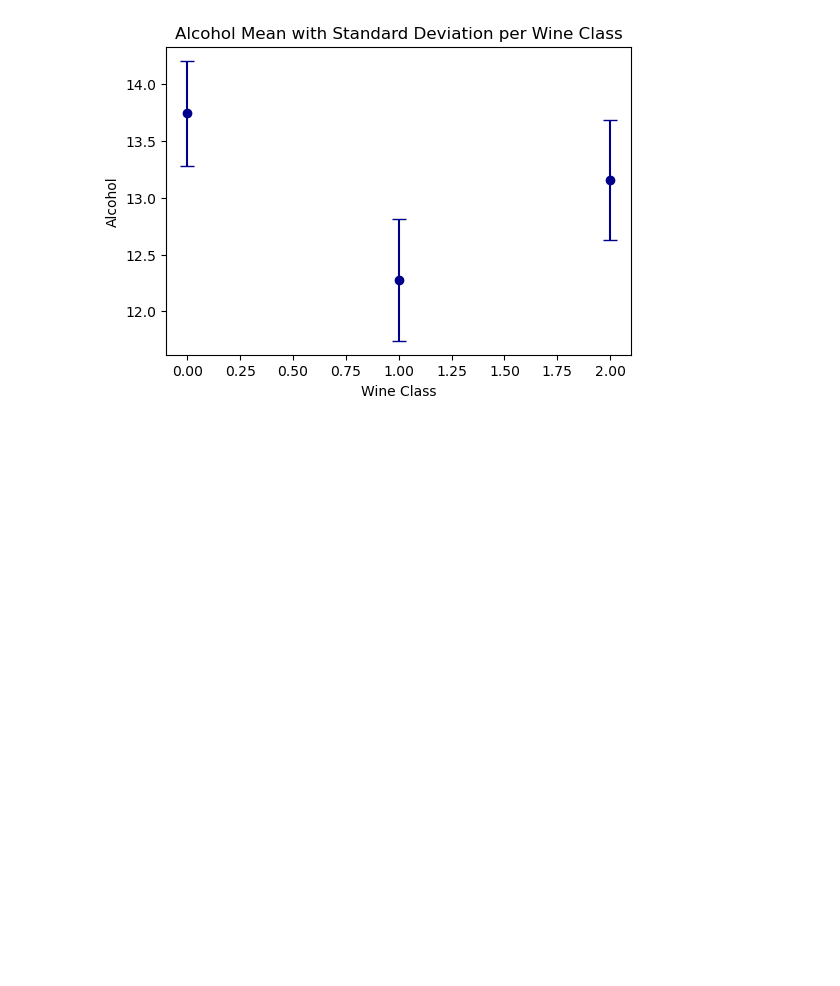
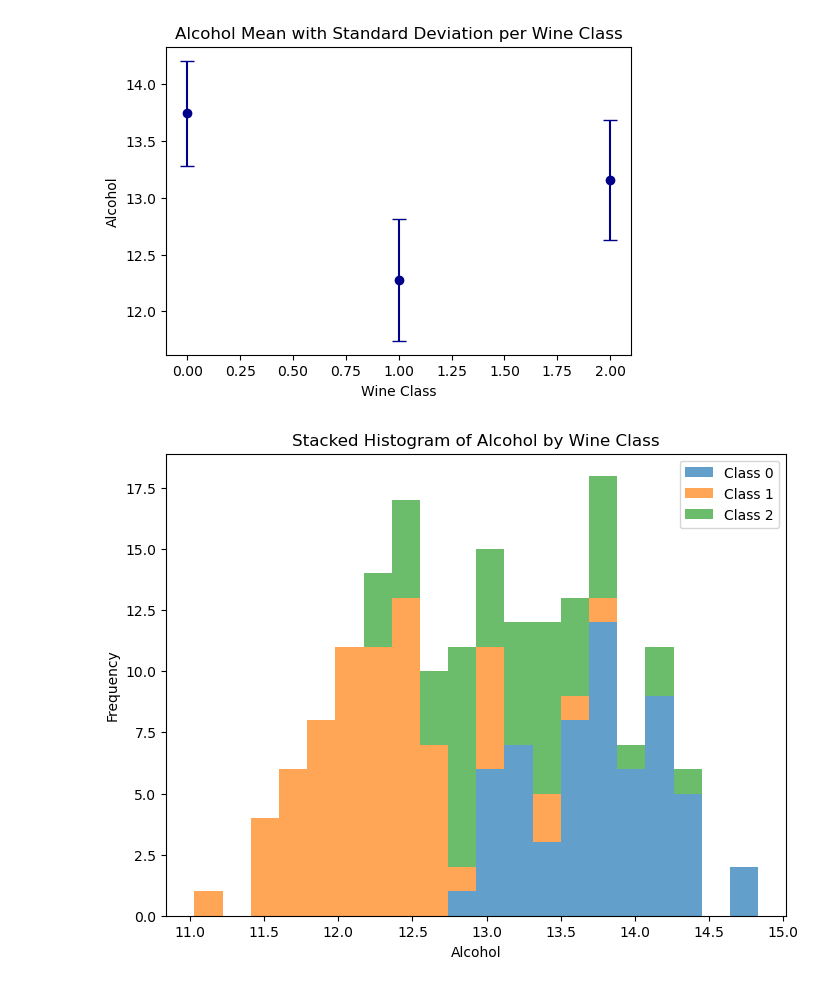
Before and after one commit to md-faiyazkhan/ml-practice, a Jupyter notebook: Matplotlib/Matplotlib.ipynb, the cells around one changed output. Saved outputs shown, nothing was run; the diff lists cells and outputs as text; code cells hidden in the pictures; blank space fills up the shorter version.

```diff
--- a/Matplotlib/Matplotlib.ipynb
+++ b/Matplotlib/Matplotlib.ipynb
@@ -310,3 +310,22 @@ plt.ylabel("Alcohol")
 plt.show()
 # %% [output]
 [figure]
+# %%
+# Q: Plot stacked histogram of 'alcohol' feature for each wine class.
+
+plt.figure(figsize=(8,6))
+plt.hist([df['alcohol'][wine.target==0],
+          df['alcohol'][wine.target==1],
+          df['alcohol'][wine.target==2]],
+         bins=20,
+         stacked=True,
+         label=['Class 0','Class 1','Class 2'],
+         alpha=0.7)
+
+plt.title("Stacked Histogram of Alcohol by Wine Class")
+plt.xlabel("Alcohol")
+plt.ylabel("Frequency")
+plt.legend()
+plt.show()
+# %% [output]
+[figure, added]
```
